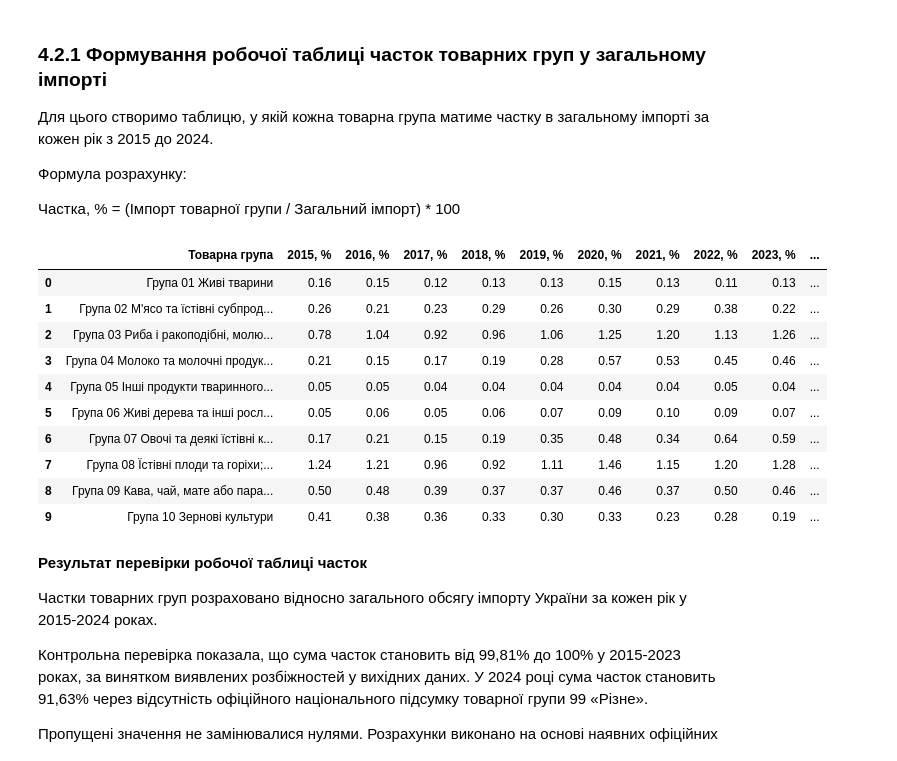
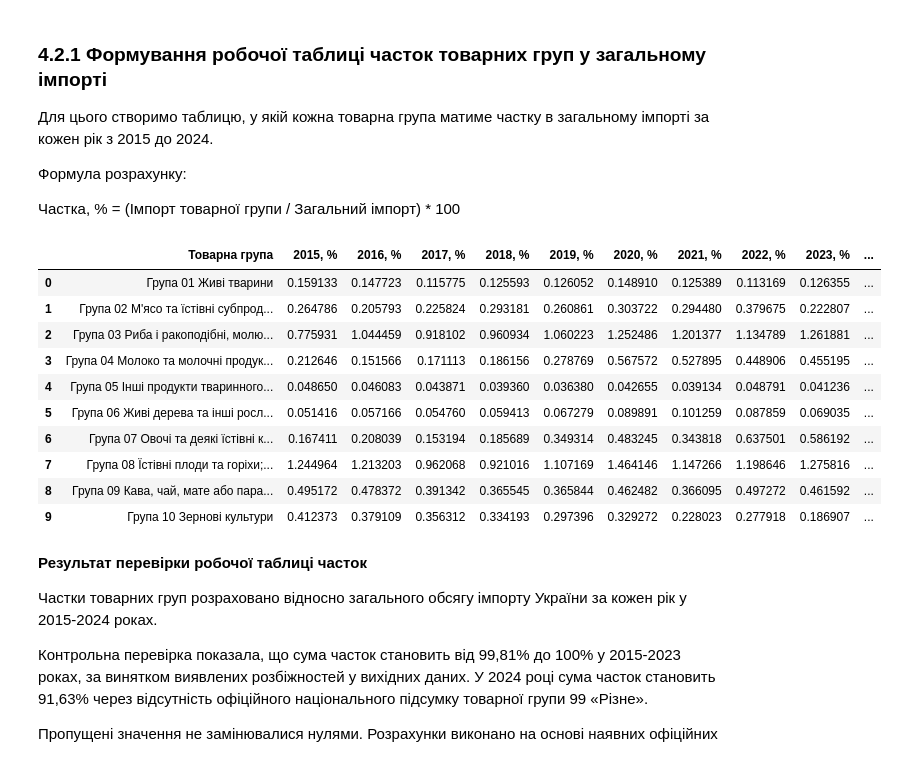
Before and after one commit to olena-analytics/ukraine-foreign-trade-analysis, a Jupyter notebook: notebooks/01_ukraine_import_analysis.ipynb, the cells around one changed output. Drawn from its saved outputs; the diff is of its cells as text; code cells hidden in the pictures.

```diff
--- a/notebooks/01_ukraine_import_analysis.ipynb
+++ b/notebooks/01_ukraine_import_analysis.ipynb
@@ -637,40 +687,39 @@ memory usage: 270.1+ KB
 # %%
 # Створюємо копію таблиці імпорту за товарними групами
 import_share_table = import_groups_table.copy()
 
 # Перетворюємо значення імпорту в частки від загального імпорту
 for year in analysis_years:
     total_import = total_trade_table.loc[
         total_trade_table['Рік'] == year,
         'Імпорт, тис. дол. США'
     ].iloc[0]
 
     import_share_table[year] = (
         import_share_table[year] / total_import * 100
-    ).round(2)
-
+    )
 # Перейменовуємо стовпці
 import_share_table = import_share_table.rename(
     columns={
         year: f'{year}, %'
         for year in analysis_years
     }
 )
 
 # Перевіряємо результат
 display(import_share_table.head(10))
 # %% [output]
 |  | Товарна група | 2015, % | 2016, % | 2017, % | 2018, % | 2019, % | 2020, % | 2021, % | 2022, % | 2023, % | ... |
-| 0 | Група 01 Живі тварини | 0.16 | 0.15 | 0.12 | 0.13 | 0.13 | 0.15 | 0.13 | 0.11 | 0.13 | ... |
-| 1 | Група 02 М'ясо та їстівні субпрод... | 0.26 | 0.21 | 0.23 | 0.29 | 0.26 | 0.30 | 0.29 | 0.38 | 0.22 | ... |
-| 2 | Група 03 Риба і ракоподібні, молю... | 0.78 | 1.04 | 0.92 | 0.96 | 1.06 | 1.25 | 1.20 | 1.13 | 1.26 | ... |
-| 3 | Група 04 Молоко та молочні продук... | 0.21 | 0.15 | 0.17 | 0.19 | 0.28 | 0.57 | 0.53 | 0.45 | 0.46 | ... |
-| 4 | Група 05 Інші продукти тваринного... | 0.05 | 0.05 | 0.04 | 0.04 | 0.04 | 0.04 | 0.04 | 0.05 | 0.04 | ... |
-| 5 | Група 06 Живі дерева та інші росл... | 0.05 | 0.06 | 0.05 | 0.06 | 0.07 | 0.09 | 0.10 | 0.09 | 0.07 | ... |
-| 6 | Група 07 Овочі та деякі їстівні к... | 0.17 | 0.21 | 0.15 | 0.19 | 0.35 | 0.48 | 0.34 | 0.64 | 0.59 | ... |
-| 7 | Група 08 Їстівні плоди та горіхи;... | 1.24 | 1.21 | 0.96 | 0.92 | 1.11 | 1.46 | 1.15 | 1.20 | 1.28 | ... |
-| 8 | Група 09 Кава, чай, мате або пара... | 0.50 | 0.48 | 0.39 | 0.37 | 0.37 | 0.46 | 0.37 | 0.50 | 0.46 | ... |
-| 9 | Група 10 Зернові культури | 0.41 | 0.38 | 0.36 | 0.33 | 0.30 | 0.33 | 0.23 | 0.28 | 0.19 | ... |
+| 0 | Група 01 Живі тварини | 0.159133 | 0.147723 | 0.115775 | 0.125593 | 0.126052 | 0.148910 | 0.125389 | 0.113169 | 0.126355 | ... |
+| 1 | Група 02 М'ясо та їстівні субпрод... | 0.264786 | 0.205793 | 0.225824 | 0.293181 | 0.260861 | 0.303722 | 0.294480 | 0.379675 | 0.222807 | ... |
+| 2 | Група 03 Риба і ракоподібні, молю... | 0.775931 | 1.044459 | 0.918102 | 0.960934 | 1.060223 | 1.252486 | 1.201377 | 1.134789 | 1.261881 | ... |
+| 3 | Група 04 Молоко та молочні продук... | 0.212646 | 0.151566 | 0.171113 | 0.186156 | 0.278769 | 0.567572 | 0.527895 | 0.448906 | 0.455195 | ... |
+| 4 | Група 05 Інші продукти тваринного... | 0.048650 | 0.046083 | 0.043871 | 0.039360 | 0.036380 | 0.042655 | 0.039134 | 0.048791 | 0.041236 | ... |
+| 5 | Група 06 Живі дерева та інші росл... | 0.051416 | 0.057166 | 0.054760 | 0.059413 | 0.067279 | 0.089891 | 0.101259 | 0.087859 | 0.069035 | ... |
+| 6 | Група 07 Овочі та деякі їстівні к... | 0.167411 | 0.208039 | 0.153194 | 0.185689 | 0.349314 | 0.483245 | 0.343818 | 0.637501 | 0.586192 | ... |
+| 7 | Група 08 Їстівні плоди та горіхи;... | 1.244964 | 1.213203 | 0.962068 | 0.921016 | 1.107169 | 1.464146 | 1.147266 | 1.198646 | 1.275816 | ... |
+| 8 | Група 09 Кава, чай, мате або пара... | 0.495172 | 0.478372 | 0.391342 | 0.365545 | 0.365844 | 0.462482 | 0.366095 | 0.497272 | 0.461592 | ... |
+| 9 | Група 10 Зернові культури | 0.412373 | 0.379109 | 0.356312 | 0.334193 | 0.297396 | 0.329272 | 0.228023 | 0.277918 | 0.186907 | ... |
 # %% [markdown]
 **Результат перевірки робочої таблиці часток**
 
```
Also changed, not shown: parts of 25 cells of this notebook.
